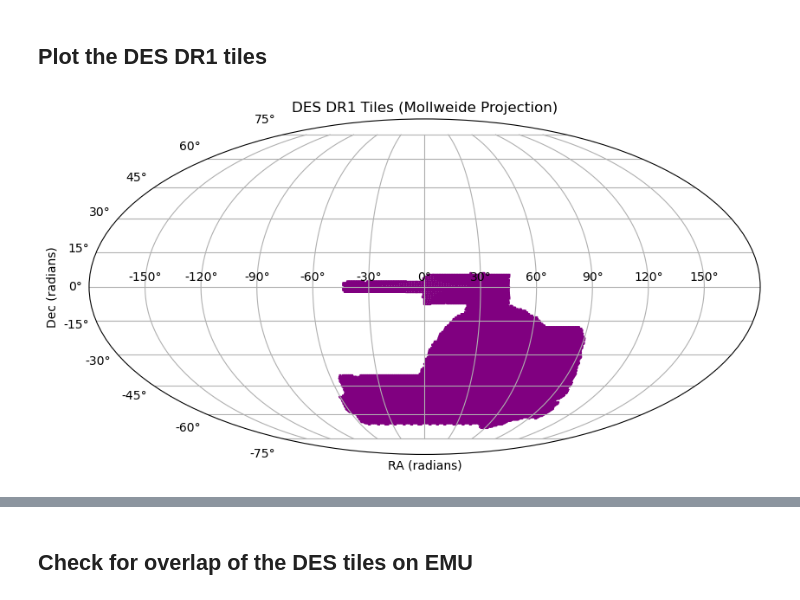
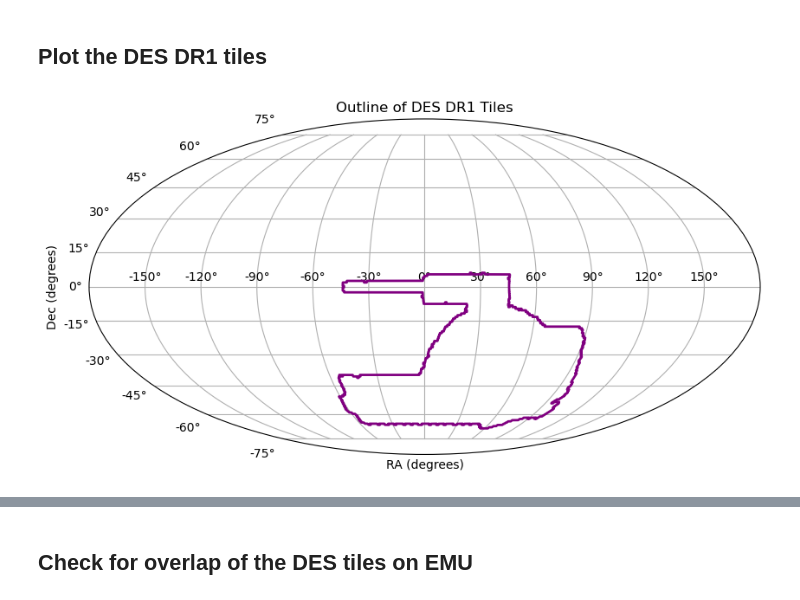
Before and after one commit to theWebTardigrade/fundamental-properties-of-EMU-radio-sources, a Jupyter notebook: code/EMU_DES_tiles.ipynb, the cells around one changed output, grey strips where cells are left out. Drawn from its saved outputs; the diff is of its cells as text; code cells hidden in the pictures.

```diff
--- a/code/EMU_DES_tiles.ipynb
+++ b/code/EMU_DES_tiles.ipynb
@@ -172,12 +147,24 @@ fig = plt.figure(figsize=(10, 6))
 ax = fig.add_subplot(111, projection='mollweide')
 
 # Plot EMU tiles in radians in Mollweide projection
-for i in range(len(emu_tiles_plot_rad)):
-    plt.gca().add_patch(emu_tiles_plot_rad[i])
+for i in range(len(emu_tiles_df['field_name'])):
+    corners_deg = np.array([
+        [emu_tiles_df['rac1_deg'][i], emu_tiles_df['decc1_deg'][i]],
+        [emu_tiles_df['rac2_deg'][i], emu_tiles_df['decc2_deg'][i]],
+        [emu_tiles_df['rac3_deg'][i], emu_tiles_df['decc3_deg'][i]],
+        [emu_tiles_df['rac4_deg'][i], emu_tiles_df['decc4_deg'][i]]
+    ])
+
+    corners_rad = [(  np.radians(ra - 360 if ra > 180 else ra ), np.radians(dec)) for ra, dec in corners_deg]
+
+    color = 'blue' if has_sbid[i] else 'red'
+    tile = mplPolygon(corners_rad, closed=True, edgecolor=color, facecolor='none')
+
+    plt.gca().add_patch(tile)
 
 # Set plot labels and title
-ax.set_xlabel('RA (radians)')
-ax.set_ylabel('Dec (radians)')
+ax.set_xlabel('RA (degrees)')
+ax.set_ylabel('Dec (degrees)')
 ax.set_title('EMU Tiles (Mollweide Projection)')
 ax.grid(True)
 
@@ -197,44 +209,34 @@ des_tiles_df = pd.DataFrame(des_tiles_data)
 # %%
-# create a list of DES DR1 tiles
-
-des_tiles_deg = []
 des_tiles_rad = []
-des_tiles_plot_deg = []
-des_tiles_plot_rad = []
-
 for i in range(len(des_tiles_df)):
 
     corners_deg = [
         (des_tiles_df['rac1'][i],des_tiles_df['decc1'][i]),
         (des_tiles_df['rac2'][i],des_tiles_df['decc2'][i]),
         (des_tiles_df['rac3'][i],des_tiles_df['decc3'][i]),
         (des_tiles_df['rac4'][i],des_tiles_df['decc4'][i])
     ]
 
     # Shift RA values to center the plot at RA = 0 and convert to radians
     corners_rad = [(  np.radians(ra - 360 if ra > 180 else ra ), np.radians(dec)) for ra, dec in corners_deg]
+    des_tiles_rad.append(splyPolygon(corners_rad))
 
-    # Append to lists
-    des_tiles_deg.append(splyPolygon(corners_deg))
-    des_tiles_rad.append(splyPolygon(corners_rad))
-    des_tiles_plot_deg.append(mplPolygon(corners_deg, closed=True, edgecolor='purple', facecolor='none'))
-    des_tiles_plot_rad.append(mplPolygon(corners_rad, closed=True, edgecolor='purple', facecolor='none'))
+all_tiles = MultiPolygon(des_tiles_rad)
+
+outline = unary_union(all_tiles)
+
+fig = plt.figure(figsize=(10, 6))
+ax = fig.add_subplot(111, projection='mollweide')
+
+for geom in outline.geoms if hasattr(outline, 'geoms') else [outline]:
+    ra, dec = geom.exterior.xy
+    ax.plot(ra, dec, color='purple', linewidth=2)
+
+ax.set_xlabel('RA (degrees)')
+ax.set_ylabel('Dec (degrees)')
+ax.set_title('Outline of DES DR1 Tiles')
+ax.grid(True)
+
+plt.show()
+# %% [output]
+[figure, added]
-# %%
-# Create a Mollweide projection plot
-fig = plt.figure(figsize=(10, 6))
-ax = fig.add_subplot(111, projection='mollweide')
-
-# Plot EMU tiles in radians in Mollweide projection
-for i in range(len(des_tiles_plot_rad)):
-    plt.gca().add_patch(des_tiles_plot_rad[i])
-
-# Set plot labels and title
-ax.set_xlabel('RA (radians)')
-ax.set_ylabel('Dec (radians)')
-ax.set_title('DES DR1 Tiles (Mollweide Projection)')
-ax.grid(True)
-
-# Show the plot
-plt.show()
-# %% [output]
-[figure, removed]
```
Also changed, not shown: parts of 19 cells of this notebook, 2 other files.
